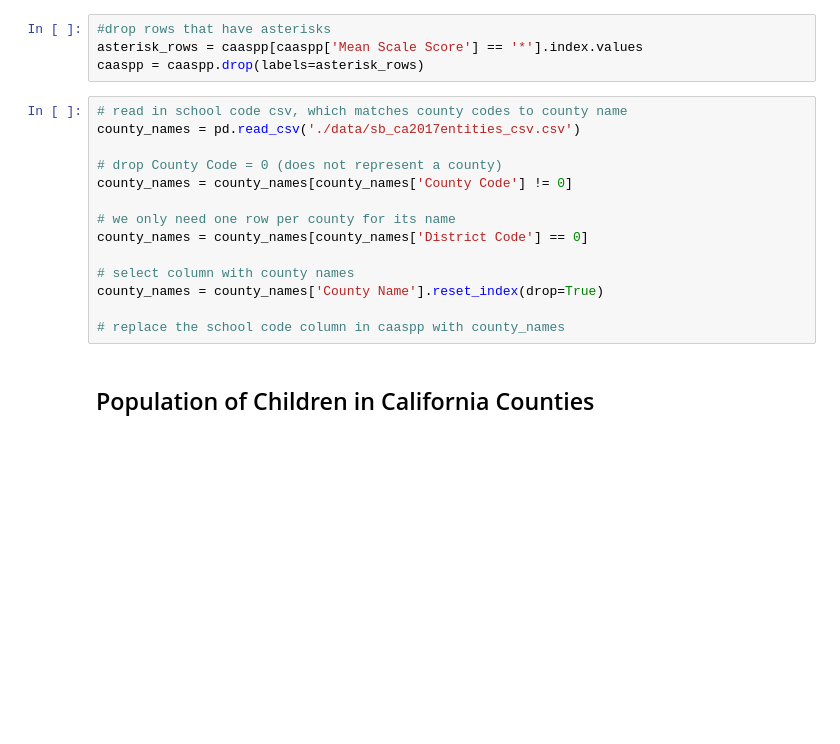
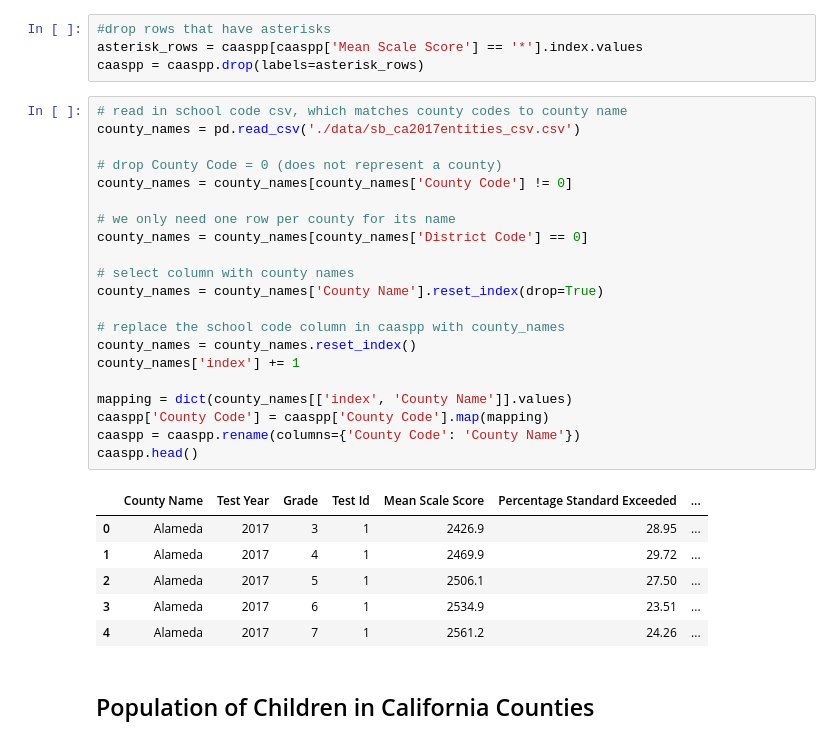
Before and after one commit to KaitlynChou/COGS-108-Project, a Jupyter notebook: EDACheckpoint_Group057_WI24.ipynb, the cells around one changed output. Saved outputs shown, nothing was run; the diff lists cells and outputs as text; blank space fills up the shorter version.

Commit message:
fixed county code/name

```diff
--- a/EDACheckpoint_Group057_WI24.ipynb
+++ b/EDACheckpoint_Group057_WI24.ipynb
@@ -289,17 +307,31 @@ caaspp = caaspp.drop(labels=asterisk_rows)
 # %%
 # read in school code csv, which matches county codes to county name
 county_names = pd.read_csv('./data/sb_ca2017entities_csv.csv')
 
 # drop County Code = 0 (does not represent a county)
 county_names = county_names[county_names['County Code'] != 0]
 
 # we only need one row per county for its name
 county_names = county_names[county_names['District Code'] == 0]
 
 # select column with county names
 county_names = county_names['County Name'].reset_index(drop=True)
 
 # replace the school code column in caaspp with county_names
+county_names = county_names.reset_index()
+county_names['index'] += 1
+
+mapping = dict(county_names[['index', 'County Name']].values)
+caaspp['County Code'] = caaspp['County Code'].map(mapping)
+caaspp = caaspp.rename(columns={'County Code': 'County Name'})
+caaspp.head()
+# %% [output]
+|  | County Name | Test Year | Grade | Test Id | Mean Scale Score | Percentage Standard Exceeded | ... |
+| 0 | Alameda | 2017 | 3 | 1 | 2426.9 | 28.95 | ... |
+| 1 | Alameda | 2017 | 4 | 1 | 2469.9 | 29.72 | ... |
+| 2 | Alameda | 2017 | 5 | 1 | 2506.1 | 27.50 | ... |
+| 3 | Alameda | 2017 | 6 | 1 | 2534.9 | 23.51 | ... |
+| 4 | Alameda | 2017 | 7 | 1 | 2561.2 | 24.26 | ... |
 # %% [markdown]
 ## Population of Children in California Counties
 # %%
```
Also changed, not shown: parts of 3 cells of this notebook.
